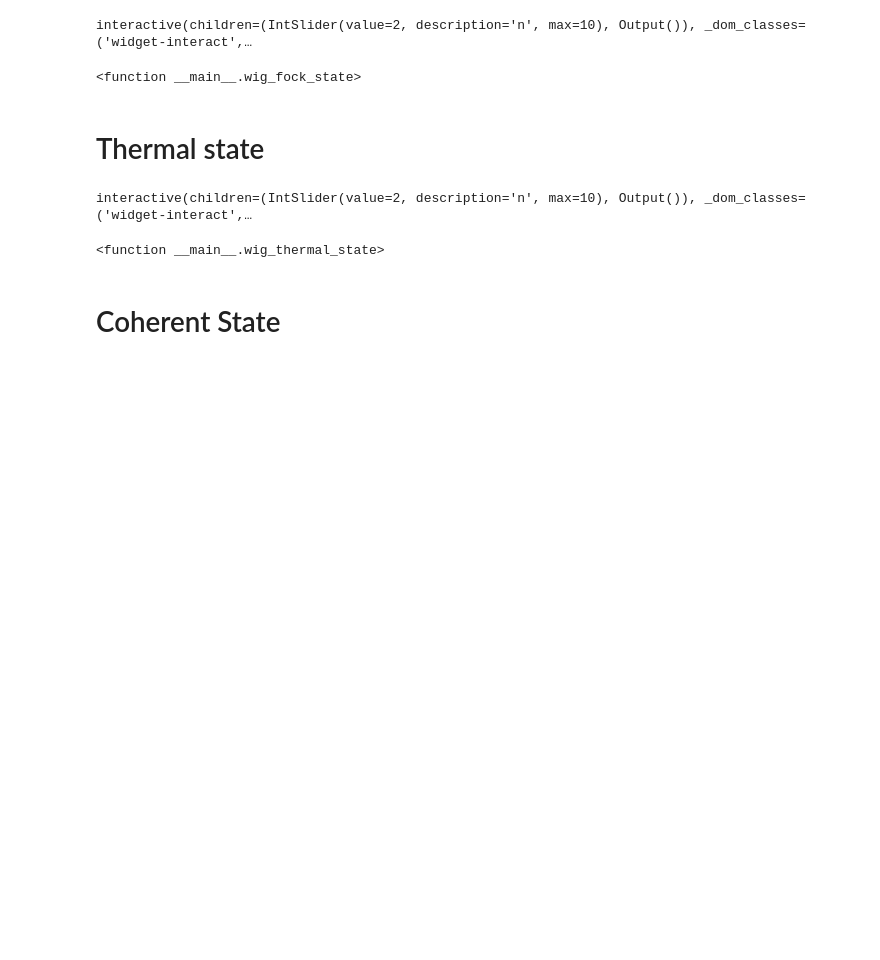
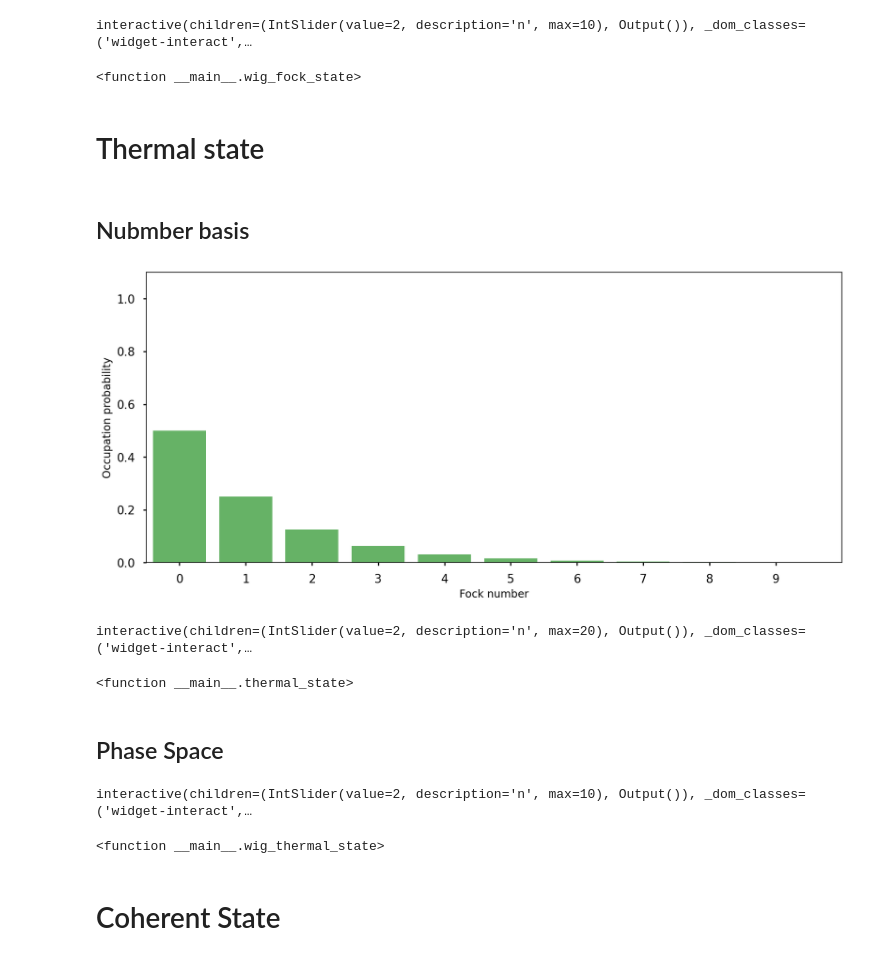
Before and after one commit to sraeisi/QuantumOptics, a Jupyter notebook: Quantum_Optics_Wigner_function.ipynb, the cells around one changed output. Drawn from its saved outputs; the diff is of its cells as text; code cells hidden in the pictures; blank space fills up the shorter version.

```diff
--- a/Quantum_Optics_Wigner_function.ipynb
+++ b/Quantum_Optics_Wigner_function.ipynb
@@ -42,6 +200,27 @@ interactive(children=(IntSlider(value=2, description='n', max=10), Output()), _d
 <function __main__.wig_fock_state>
 # %% [markdown]
 # Thermal state
+# %% [markdown]
+## Nubmber basis
+# %%
+n=1
+Nh=10
+psi = thermal_dm(Nh, n)
+plot_numberbasis(psi)
+# %% [output]
+[figure, added]
+# %%
+# @interact
+def thermal_state(n):
+  psi = thermal_dm(Nh, n)
+  return plot_numberbasis(psi)
+
+interact(thermal_state, n=IntSlider(min=0, max=Nh, step=1, value=2))
+# %% [output]
+interactive(children=(IntSlider(value=2, description='n', max=20), Output()), _dom_classes=('widget-interact',…
+<function __main__.thermal_state>
+# %% [markdown]
+## Phase Space
 # %%
 # @interact
 def wig_thermal_state(n):
```
Also changed, not shown: parts of 26 cells of this notebook.
